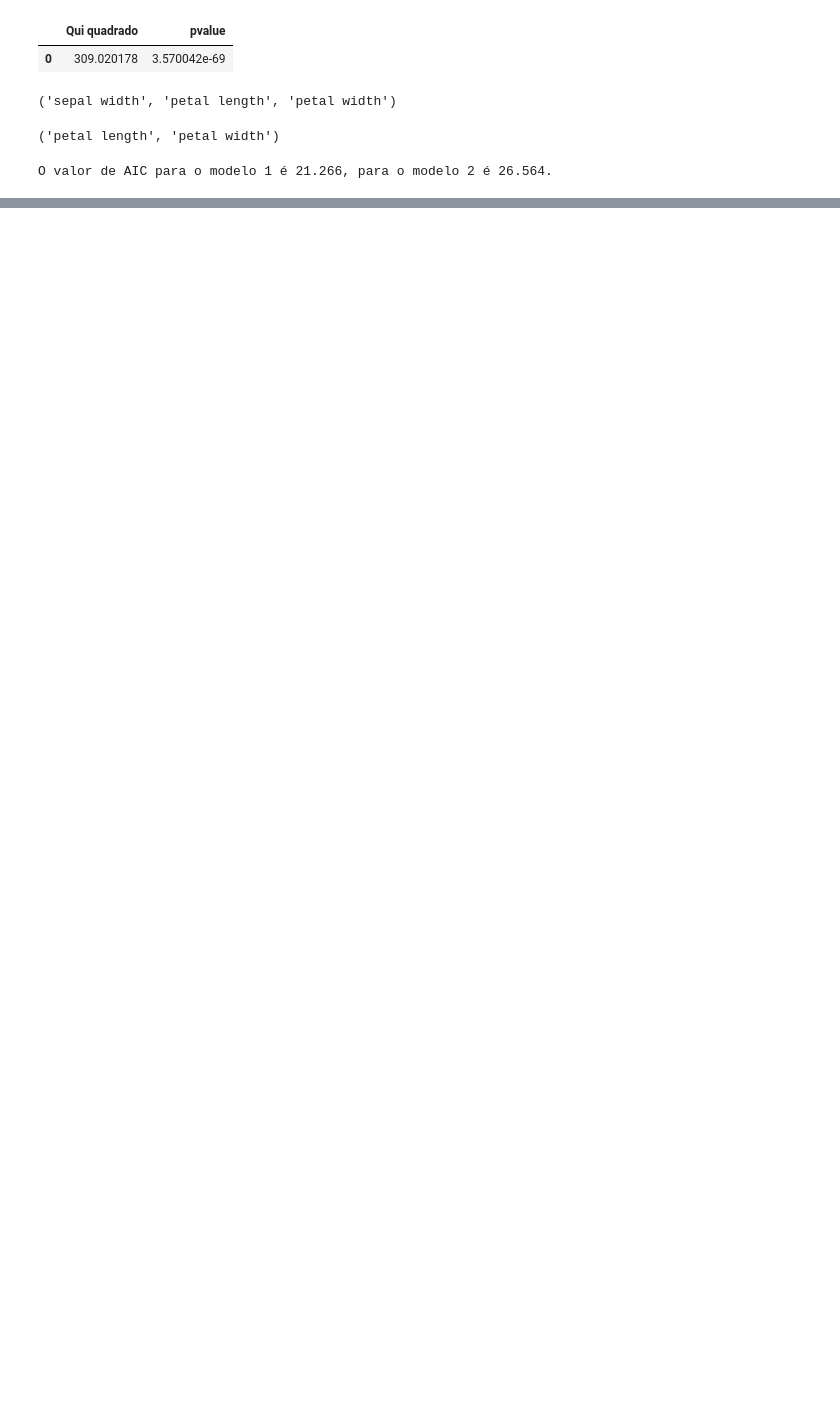
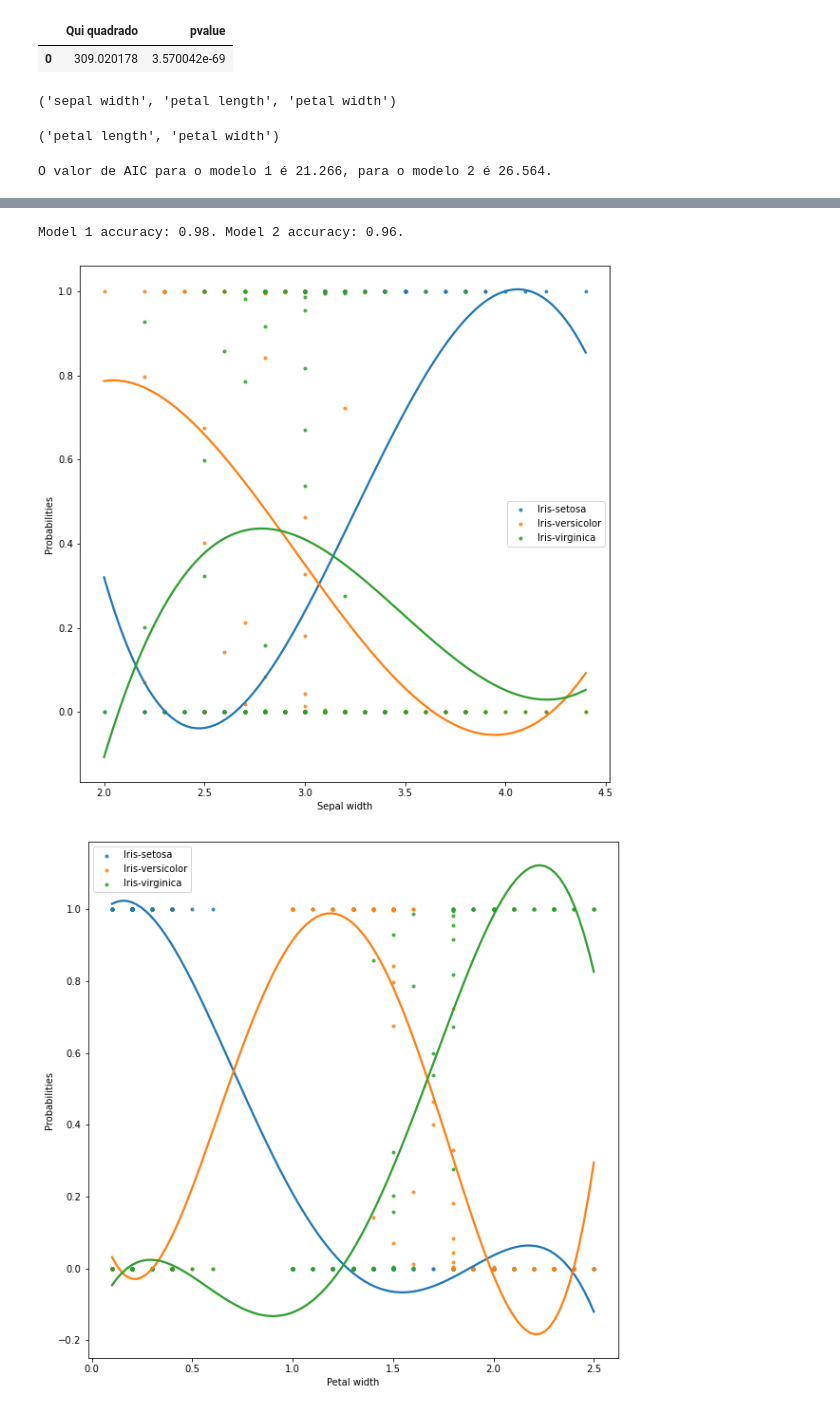
Before and after one commit to sahnonato/Iris, a Jupyter notebook: Iris - Logistic Regression.ipynb, the cells around one changed output, grey strips where cells are left out. Drawn from its saved outputs; the diff is of its cells as text; code cells hidden in the pictures; blank space fills up the shorter version.

```diff
--- a/Iris - Logistic Regression.ipynb
+++ b/Iris - Logistic Regression.ipynb
@@ -197,0 +272,66 @@ O valor de AIC para o modelo 1 é 21.266, para o modelo 2 é 26.564.
+# %%
+#  Accuracy
+table_1 = table_1.to_numpy()
+table_2 = table_2.to_numpy()
+
+accuracy_1 = table_1.diagonal().sum()/table_1.sum()  #  Accuracy = predicted correctly / total
+accuracy_2 = table_2.diagonal().sum()/table_2.sum()
+
+print(f'Model 1 accuracy: {accuracy_1}. Model 2 accuracy: {accuracy_2}.')
+# %% [output]
+Model 1 accuracy: 0.98. Model 2 accuracy: 0.96.
+# %%
+#  Probabilistic distribution for model 1
+
+fig, ax = plt.subplots(figsize=(10, 10))
+sns.regplot(df1['sepal width'],
+            phats_1[0],
+            ci = False, ax = ax,
+            label ='Iris-setosa', order = 4, marker = ".")
+sns.regplot(df1['sepal width'],
+            phats_1[1],
+            ci = False, ax = ax,
+            label = 'Iris-versicolor', order = 4, marker = ".")
+sns.regplot(df1['sepal width'],
+            phats_1[2],
+            ci = False, ax=ax,
+            label = 'Iris-virginica', order = 4, marker = ".")
+ax.set(ylabel = 'Probabilities', xlabel = 'Sepal width')
+ax.legend()
+
+fig, ax = plt.subplots(figsize=(10, 10))
+sns.regplot(df1['petal width'],
+            phats_1[0],
+            ci = False, ax = ax,
+            label='Iris-setosa', order = 4, marker = ".")
+sns.regplot(df1['petal width'],
+            phats_1[1],
+            ci = False, ax = ax,
+            label = 'Iris-versicolor', order = 4, marker = ".")
+sns.regplot(df1['petal width'],
+            phats_1[2],
+            ci = False, ax=ax,
+            label = 'Iris-virginica', order = 4, marker = ".")
+ax.set(ylabel='Probabilities', xlabel = 'Petal width')
+ax.legend()
+
+fig, ax = plt.subplots(figsize=(10, 10))
+sns.regplot(df1['petal length'],
+            phats_1[0],
+            ci = False, ax = ax,
+            label ='Iris-setosa', order = 4, marker = ".")
+sns.regplot(df1['petal length'],
+            phats_1[1],
+            ci = False, ax = ax,
+            label = 'Iris-versicolor', order = 4, marker = ".")
+sns.regplot(df1['petal length'],
+            phats_1[2],
+            ci = False, ax=ax,
+            label = 'Iris-virginica', order = 4, marker = ".")
+ax.set(ylabel='Probabilities', xlabel = 'Petal length')
+ax.legend()
+
+plt.show()
+# %% [output]
+[figure, added]
+[figure, added]
```
Also changed, not shown: parts of 11 cells of this notebook.
